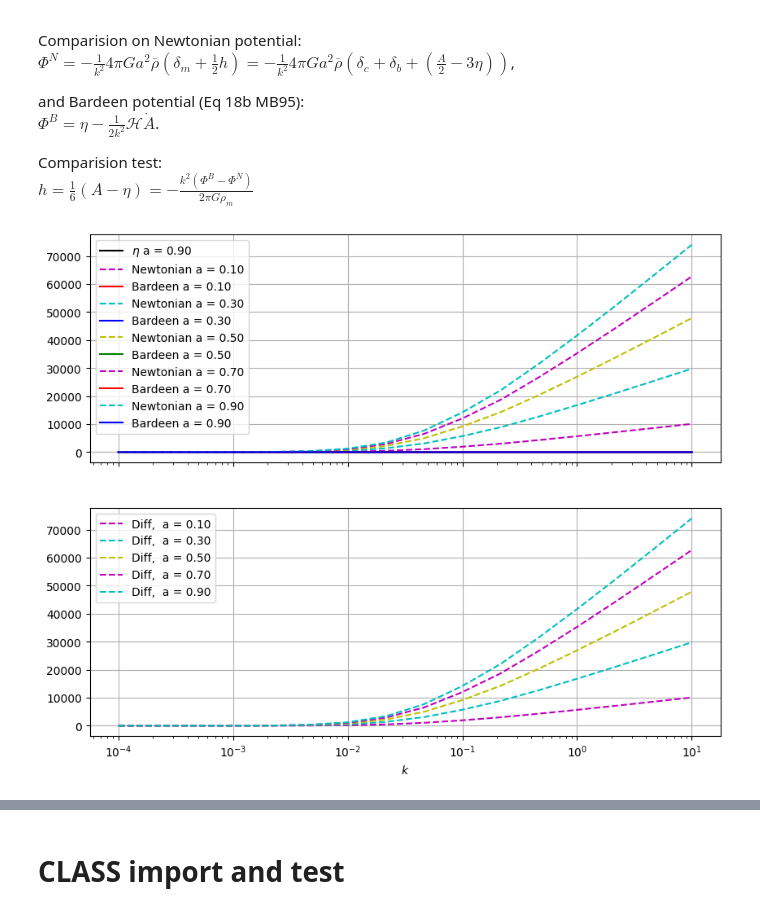
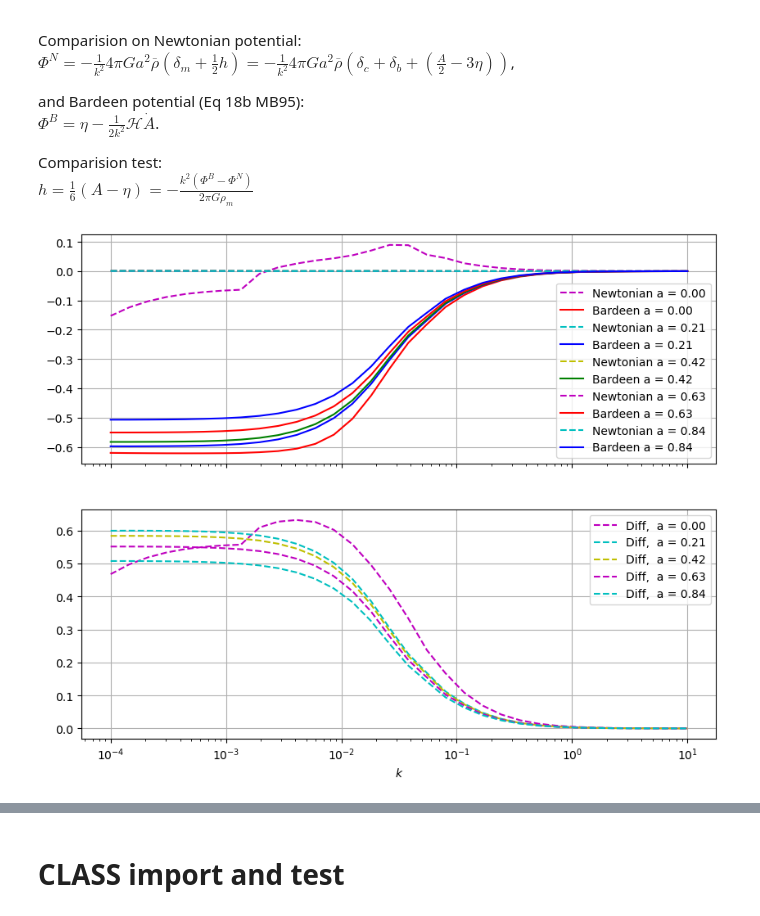
Before and after one commit to EstradaLlesta/DISCO-EB, a Jupyter notebook: notebooks/Tests.ipynb, the cells around one changed output, grey strips where cells are left out. Drawn from its saved outputs; the diff is of its cells as text; code cells hidden in the pictures.

```diff
--- a/notebooks/Tests.ipynb
+++ b/notebooks/Tests.ipynb
@@ -28,7 +29,7 @@ ModuleNotFoundError: No module named 'classy'
 # ## Set the Cosmological ParametNeutrino Mass from Voronoi Void-Halos?ers
 
 ## Cosmological Parameters
-Tcmb    = 2.7255
+Tcmb    = 2#2.7255
 YHe     = 0.248
 Omegam  = 0.3099
 Omegab  = 0.0488911
@@ -49,7 +50,7 @@ n_s     = 0.96822
 k_p     = 0.05
 
 # modes to sample
-nmodes = 2**4 #512
+nmodes = 2**5 #512
 kmin = 1e-4
 kmax = 1e+1
 aexp = 1
@@ -82,17 +83,17 @@ print('Background computation time -> ', t_bg2 - t_bg1)
 
 # compute perturbation evolution
 # aexp_out = jnp.array([aexp])
-aexp_out = jnp.array(np.linspace(0.1,aexp,10))
-rtol = 1e-4
-atol = 1e-4
+aexp_out = jnp.array(np.linspace(0.001,aexp,20))
+rtol = 1e-5
+atol = 1e-5
 t_pt1 = t.time()
 # y, kmodes = evolve_perturbations( param=param, kmin=kmin, kmax=kmax, num_k=nmodes, aexp_out=aexp_out,
 #                                   rtol=rtol, atol=rtol, max_steps = int(2**14) )
 y, kmodes = evolve_perturbations( param=param, kmin=kmin, kmax=kmax, num_k=nmodes, aexp_out=aexp_out,
                                   # pcoeff = 0.0, icoeff = 1.0, dcoeff = 0.0, factormax = 10.0, factormin = 0.5,
                                   # pcoeff = 0.25, icoeff = 0.6, factormax = 20.0, factormin = 0.3,
-                                  # lmaxg = 25, lmaxgp = 25, lmaxr = 25, lmaxnu = 25, nqmax = 25,
-                                  lmaxg = 11, lmaxgp = 11, lmaxr = 11, lmaxnu = 11, nqmax = 5,
+                                  lmaxg = 25, lmaxgp = 25, lmaxr = 25, lmaxnu = 25, nqmax = 5,
+                                #   lmaxg = 11, lmaxgp = 11, lmaxr = 11, lmaxnu = 11, nqmax = 5,
                                   max_steps=8192,
                                   rtol=rtol, atol=atol )
 t_pt2 = t.time()
@@ -191,25 +208,25 @@ $h = \frac{1}{6}(A-\eta) =  -\frac{k^2(\Phi^B - \Phi^N)}{2\pi G\rho_m}$
 # %%
 eta = y[:,:,0]
 A   = y[:,:,20]
 PhiN, PhiB = y[:,:,22], y[:,:,23]
-a_index = np.arange(0,PhiN.shape[1], 2)
+a_index = np.arange(0,PhiN.shape[1], 4)
 
 fig, ax = plt.subplots(2,figsize=(10, 8),sharex = True)
-ax[0].semilogx(kmodes,eta[:,a_index[-1]], 'k' ,label = '$\\eta$ a = %.2f'%aexp_out[a_index[-1]])
+# ax[0].semilogx(kmodes,eta[:,a_index[-1]], 'k' ,label = '$\\eta$ a = %.2f'%aexp_out[a_index[-1]])
 for it in range(len(a_index)):
     ax[0].semilogx(kmodes,PhiN[:,a_index[it]], clrs_num[it%3] ,label = 'Newtonian a = %.2f'%aexp_out[a_index[it]])
     ax[0].semilogx(kmodes,PhiB[:,a_index[it]], clrs_teo[it%3], label = 'Bardeen a = %.2f'%aexp_out[a_index[it]])
 
     ax[1].semilogx(kmodes,PhiN[:,a_index[it]] - PhiB[:,a_index[it]], clrs_num[it%3], label='Diff,  a = %.2f'%aexp_out[a_index[it]])
 
 ax[0].grid()
 ax[0].legend()
 
 ax[1].grid()
 ax[1].legend()
 
 ax[1].set_xlabel("$k$")
 
 plt.show()
 # %% [output]
-[figure, old version]
+[figure, new version]
```
Also changed, not shown: parts of 17 cells of this notebook.
